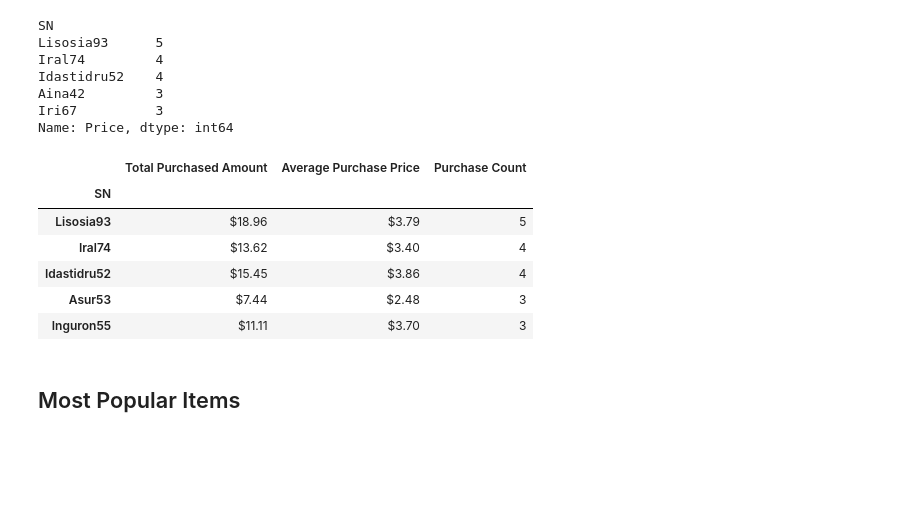
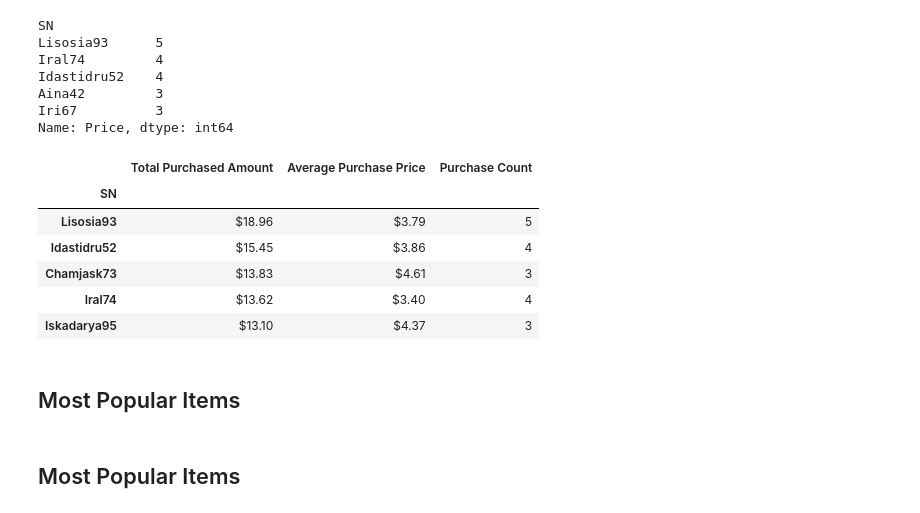
Before and after one commit to yuaher/Numpy-Pandas, a Jupyter notebook: HeroesOfPymoli_starter.ipynb, the cells around one changed output. Cells and saved outputs as stored; diff of their text form; code cells hidden in the pictures; blank space fills up the shorter version.

```diff
--- a/HeroesOfPymoli_starter.ipynb
+++ b/HeroesOfPymoli_starter.ipynb
@@ -459,22 +490,26 @@ Name: Price, dtype: int64
 # %%
 # Dataframe for top spender purchasing patterns
 top_spender_data_df = pd.DataFrame({"Total Purchased Amount": top_spender_total,
                           "Average Purchase Price": top_spender_average,
                           "Purchase Count": top_spender_count})
 
+# Display top 5 spenders' purchasing patterns df- sorted in descending order
+top_spender_data_df.sort_values("Total Purchased Amount", ascending=False, inplace=True)
+
 top_spender_data_df["Total Purchased Amount"] = top_spender_data_df["Total Purchased Amount"].map("${:,.2f}".format)
 top_spender_data_df["Average Purchase Price"] = top_spender_data_df["Average Purchase Price"].map("${:,.2f}".format)
 
-# Display top 5 spenders' purchasing patterns df- sorted in descending order
-top_spender_data_df.sort_values("Purchase Count", ascending=False).head()
+top_spender_data_df.head()
 # %% [output]
 |  | Total Purchased Amount | Average Purchase Price | Purchase Count |
 | SN |  |  |  |
 | Lisosia93 | $18.96 | $3.79 | 5 |
+| Idastidru52 | $15.45 | $3.86 | 4 |
+| Chamjask73 | $13.83 | $4.61 | 3 |
 | Iral74 | $13.62 | $3.40 | 4 |
-| Idastidru52 | $15.45 | $3.86 | 4 |
-| Asur53 | $7.44 | $2.48 | 3 |
-| Inguron55 | $11.11 | $3.70 | 3 |
+| Iskadarya95 | $13.10 | $4.37 | 3 |
+# %% [markdown]
+## Most Popular Items
 # %% [markdown]
 ## Most Popular Items
 # %% [markdown]
```
Also changed, not shown: parts of 3 cells of this notebook.
